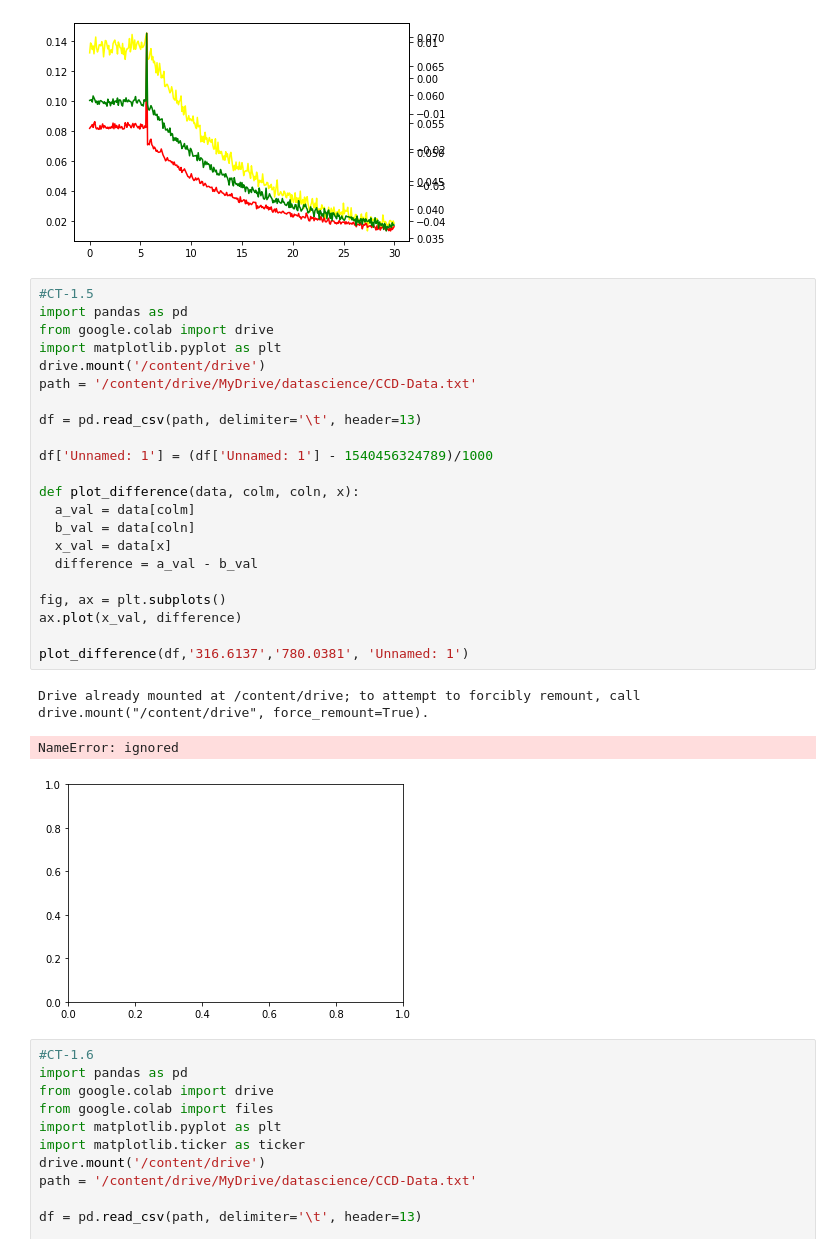
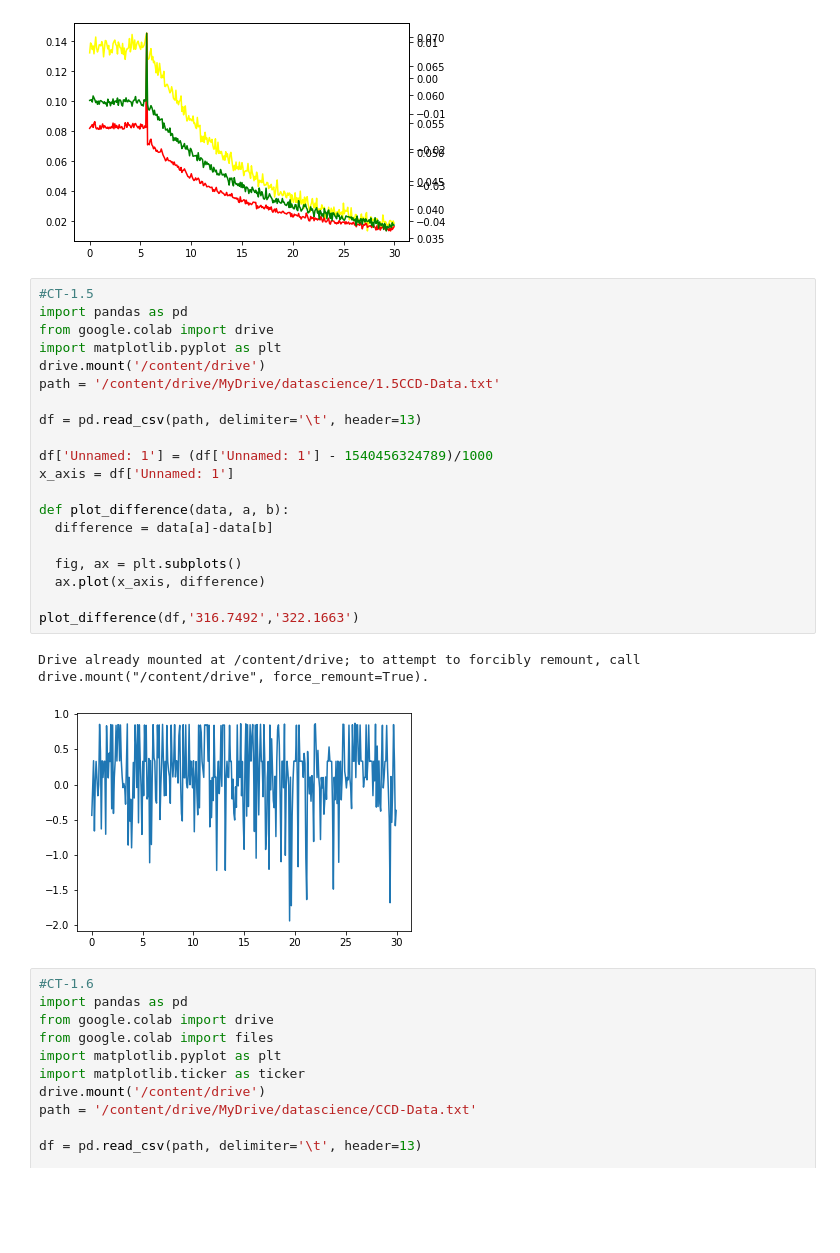
Before and after one commit to Sean-Reinhardt/Reinhardt-Sean, a Jupyter notebook: CodingTask1.ipynb, the cells around one changed output. Saved outputs shown, nothing was run; the diff lists cells and outputs as text; blank space fills up the shorter version.

```diff
--- a/CodingTask1.ipynb
+++ b/CodingTask1.ipynb
@@ -174,29 +205,26 @@ Drive already mounted at /content/drive; to attempt to forcibly remount, call dr
 # %%
 #CT-1.5
 import pandas as pd
 from google.colab import drive
 import matplotlib.pyplot as plt
 drive.mount('/content/drive')
-path = '/content/drive/MyDrive/datascience/CCD-Data.txt'
+path = '/content/drive/MyDrive/datascience/1.5CCD-Data.txt'
 
 df = pd.read_csv(path, delimiter='\t', header=13)
 
 df['Unnamed: 1'] = (df['Unnamed: 1'] - 1540456324789)/1000
+x_axis = df['Unnamed: 1']
 
-def plot_difference(data, colm, coln, x):
-  a_val = data[colm]
-  b_val = data[coln]
-  x_val = data[x]
-  difference = a_val - b_val
+def plot_difference(data, a, b):
+  difference = data[a]-data[b]
 
-fig, ax = plt.subplots()
-ax.plot(x_val, difference)
+  fig, ax = plt.subplots()
+  ax.plot(x_axis, difference)
 
-plot_difference(df,'316.6137','780.0381', 'Unnamed: 1')
+plot_difference(df,'316.7492','322.1663')
 # %% [output]
 Drive already mounted at /content/drive; to attempt to forcibly remount, call drive.mount("/content/drive", force_remount=True).
-NameError: ignored
-[figure, old version]
+[figure, new version]
 # %%
 #CT-1.6
 import pandas as pd
```
Also changed, not shown: parts of 6 cells of this notebook.
